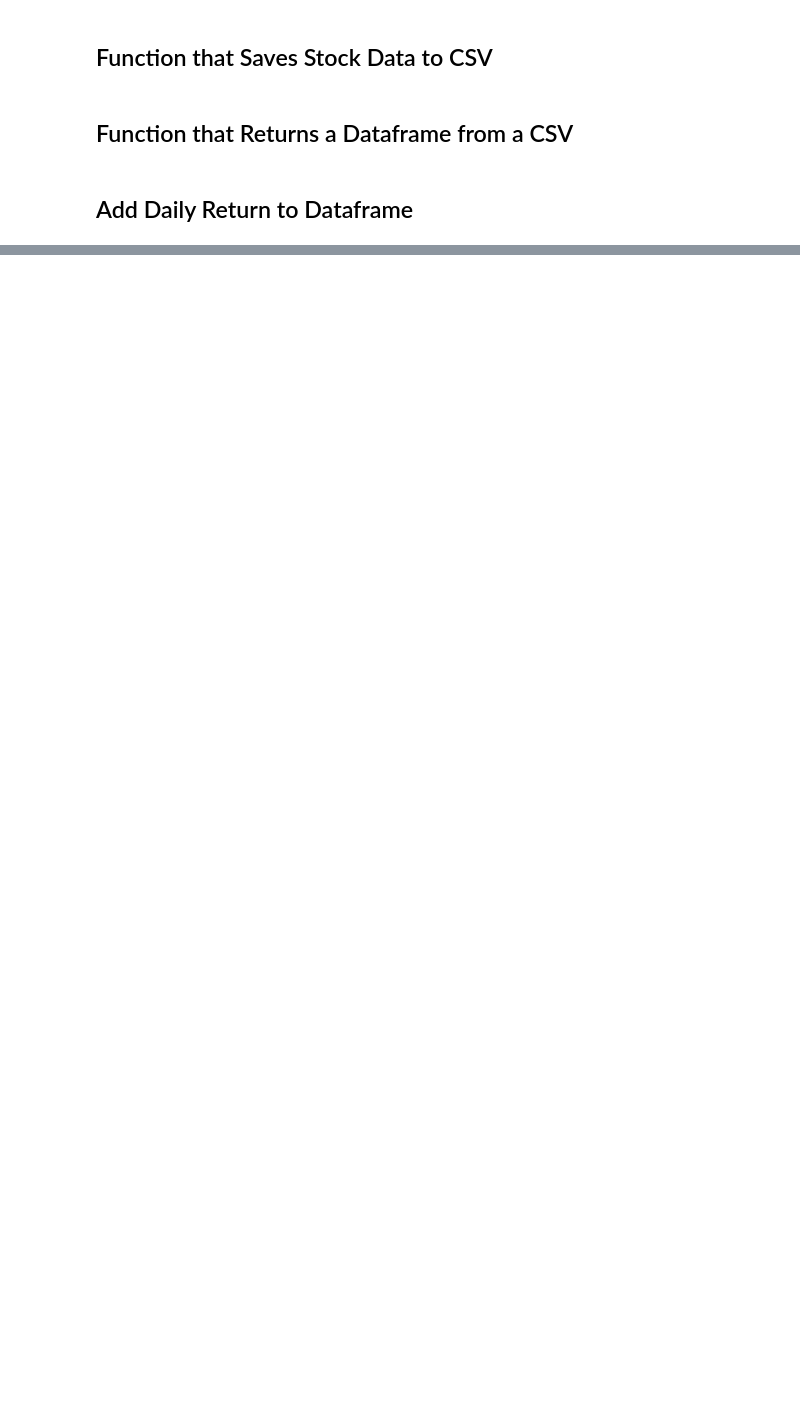
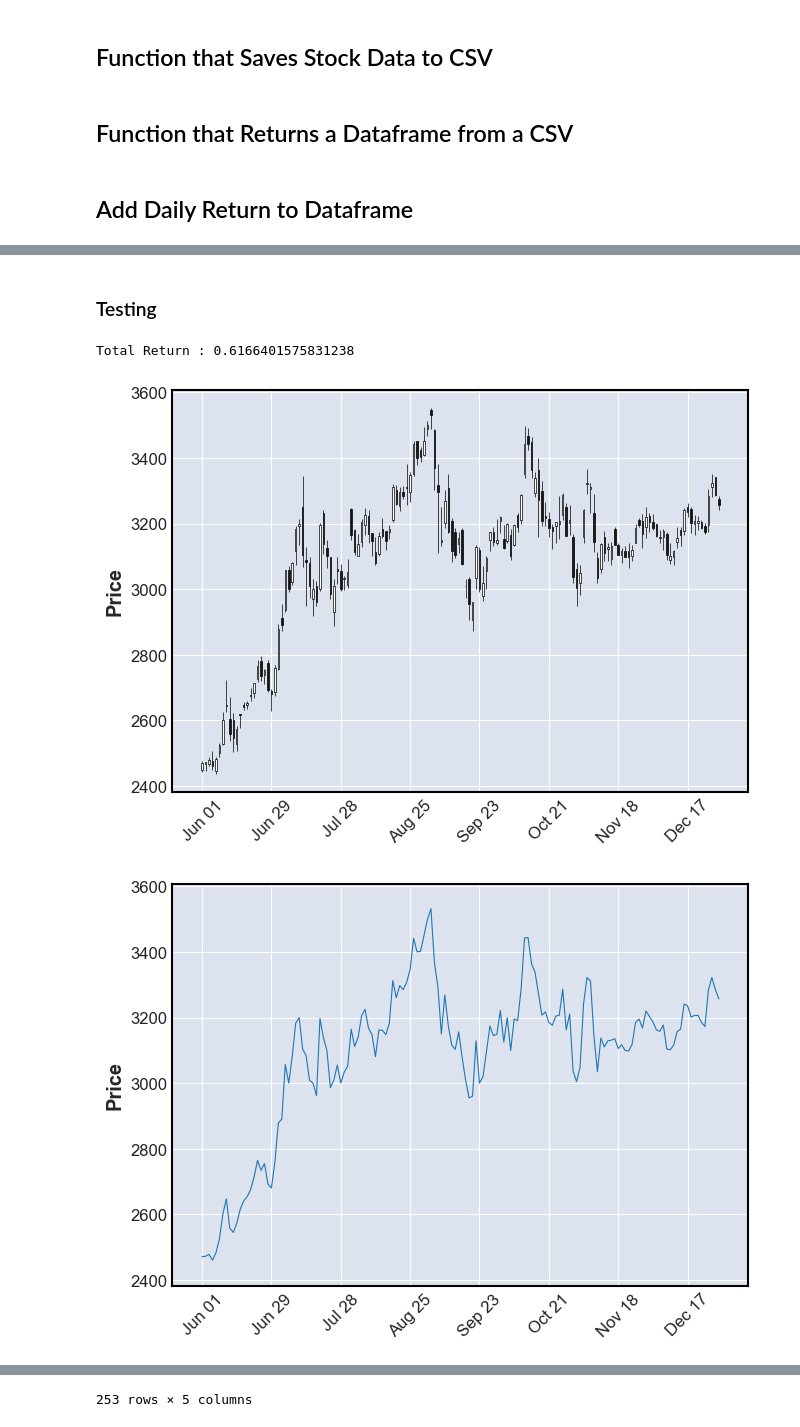
Before and after one commit to rayaroun/Stock-Portfolio-Risk-Analysis, a Jupyter notebook: Notebook1.ipynb, the cells around one changed output, grey strips where cells are left out. Cells and saved outputs as stored; diff of their text form; code cells hidden in the pictures; blank space fills up the shorter version.

```diff
--- a/Notebook1.ipynb
+++ b/Notebook1.ipynb
@@ -60,0 +194,3 @@ def add_daily_return_to_df(df, ticker):
+# %%
+def plot_return_mult_stocks(investment, stock_df):
+    (stock_df / stock_df.iloc[0] * investment).plot(figsize = (15,6))
@@ -60,0 +219,67 @@ def add_daily_return_to_df(df, ticker):
+# %%
+# Receives the dataframe with the Adj Close data along with the stock ticker
+# Returns the mean and standard deviation associated with the ticker
+def get_stock_mean_sd(stock_df, ticker):
+    return stock_df[ticker].mean(), stock_df[ticker].std()
+# %%
+# Receives the dataframe with the stock ticker as the column name and
+# the Adj Close values as the column data and returns the mean and
+# standard deviation
+def get_mult_stock_mean_sd(stock_df):
+    for stock in stock_df:
+        mean, sd = get_stock_mean_sd(stock_df, stock)
+        cov = sd / mean
+        print("Stock: {:4} Mean: {:7.2f} Standard deviation: {:2.2f}".format(stock, mean, sd))
+        print("Coefficient of Variation: {}\n".format(cov))
+# %% [markdown]
+### Testing
+# %%
+
+
+
+
+
+# Call to read the data from Yahoo into a CSV and then retrieve a Dataframe
+AMZN = save_to_csv_from_yahoo('AMZN', 2020, 1, 1, 2021, 1, 1)
+
+# Retrieve data from the CSV file
+AMZN = get_df_from_csv('AMZN')
+
+# # Add daily return to function
+add_daily_return_to_df(AMZN, 'AMZN')
+
+# # Get total return between dates
+tot_ret = get_return_defined_time(AMZN, 2020, 1, 1, 2021, 1, 1)
+print("Total Return :", tot_ret)
+
+# # Use Matplotlib finance to print multiple charts
+mplfinance_plot('AMZN', 'ohlc', 2020, 6, 1, 2021, 1, 1)
+
+price_plot('AMZN', 2020, 6, 1, 2021, 1, 1)
+
+# # Download multiple stocks
+tickers = ["FB", "AAPL", "NFLX", "GOOG"]
+download_multiple_stocks(2020, 1, 1, 2021, 1, 1, *tickers)
+
+# # Merge dataframes from multiple stocks using the same column name
+tickers = ["FB", "AMZN", "AAPL", "NFLX", "GOOG"]
+mult_df = merge_df_by_column_name('Adj Close',  2020, 1, 1, 2021, 1, 1, *tickers)
+mult_df.tail()
+
+# # Pass Investment Amount and Plot Returns using Multiple Stocks
+plot_return_mult_stocks(100, mult_df)
+
+# # Pass multiple stocks with their adjusted close values to receive their
+# # different means and standard deviations
+get_mult_stock_mean_sd(mult_df)
+mult_df
+
+# # It is hard to compare stocks by standard deviation when their stock prices
+# # are so different. The coefficient of variation is the ratio between the
+# # standard deviation and the mean and it provides a comparable standard deviation
+# # We get it by dividing the standard deviation by the mean cov = std / mean
+# # We see here that GOOG has the least amount of variability
+# %% [output]
+Total Return : 0.6166401575831238
+[figure, added]
+[figure, added]
@@ -60,0 +314 @@ def add_daily_return_to_df(df, ticker):
+253 rows × 5 columns
```
Also changed, not shown: parts of 14 cells of this notebook, 6 other files.
